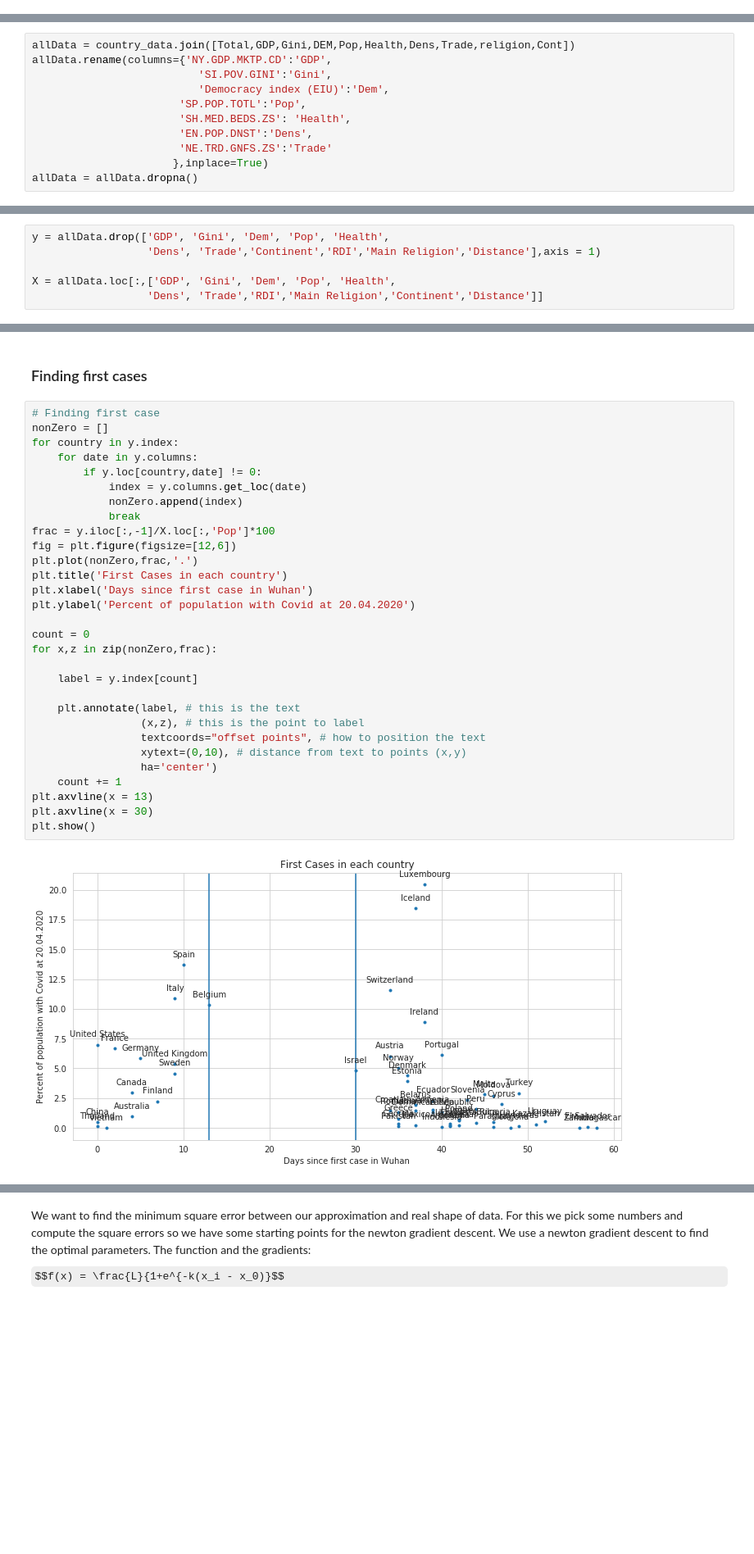
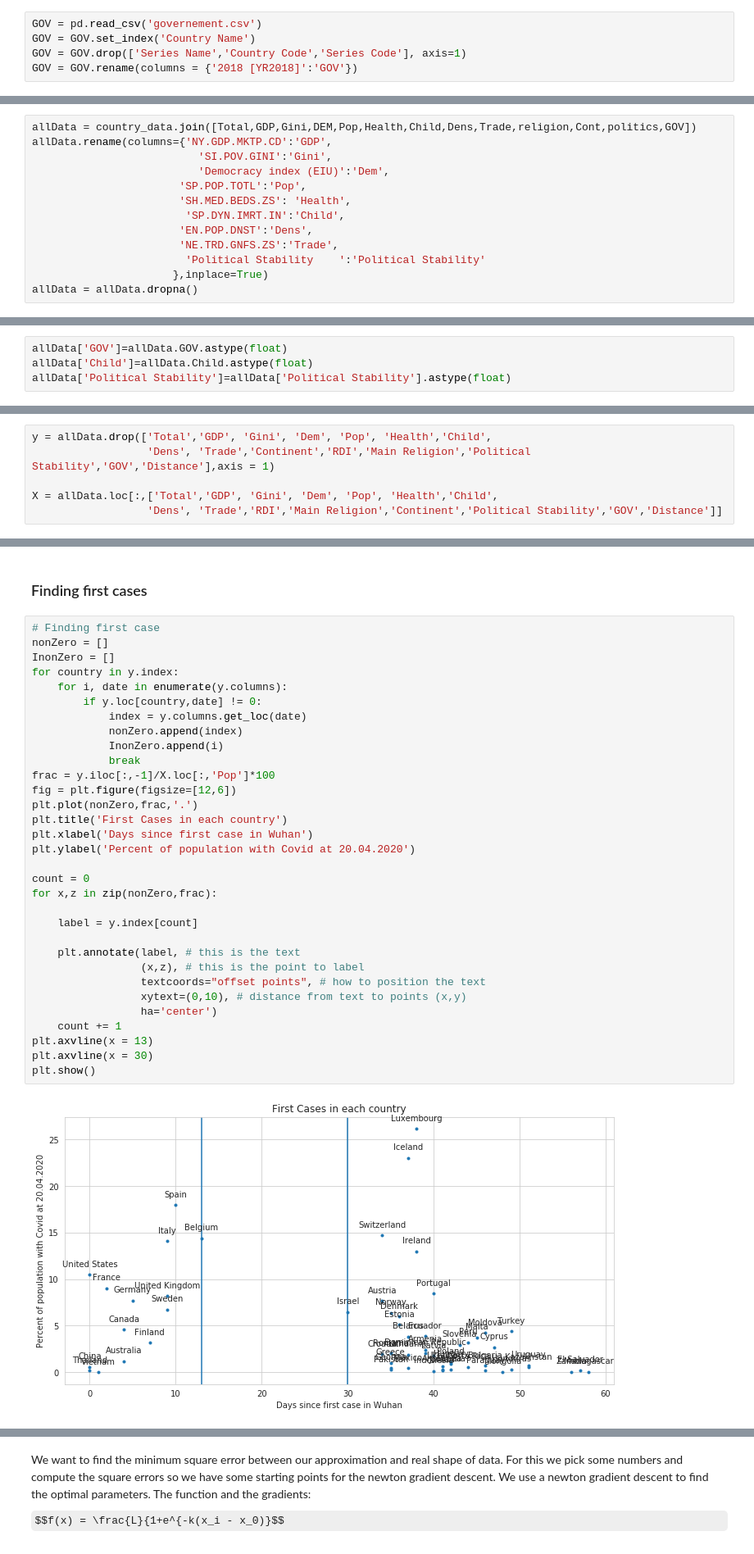
Before and after one commit to MasterFinHEC/ADA_Project, a Jupyter notebook: Covid_Analysis_Start.ipynb, the cells around one changed output, grey strips where cells are left out. Shown at 82% size. Drawn from its saved outputs; the diff is of its cells as text; some formulas as TeX source; blank space fills up the shorter version.

```diff
--- a/Covid_Analysis_Start.ipynb
+++ b/Covid_Analysis_Start.ipynb
@@ -105,3 +149,8 @@ RDI score, higher diversity
+# %%
+GOV = pd.read_csv('governement.csv')
+GOV = GOV.set_index('Country Name')
+GOV = GOV.drop(['Series Name','Country Code','Series Code'], axis=1)
+GOV = GOV.rename(columns = {'2018 [YR2018]':'GOV'})
 # %% [markdown]
 ### Downloaded Data
 # %%
@@ -120,14 +169,16 @@ Cont = Cont.rename(index={'US':'United States'})
 # %% [markdown]
 ### 4. Merge all data
 # %%
-allData = country_data.join([Total,GDP,Gini,DEM,Pop,Health,Dens,Trade,religion,Cont])
+allData = country_data.join([Total,GDP,Gini,DEM,Pop,Health,Child,Dens,Trade,religion,Cont,politics,GOV])
 allData.rename(columns={'NY.GDP.MKTP.CD':'GDP',
                           'SI.POV.GINI':'Gini',
                           'Democracy index (EIU)':'Dem',
                        'SP.POP.TOTL':'Pop',
                        'SH.MED.BEDS.ZS': 'Health',
+                        'SP.DYN.IMRT.IN':'Child',
                        'EN.POP.DNST':'Dens',
-                       'NE.TRD.GNFS.ZS':'Trade'
+                       'NE.TRD.GNFS.ZS':'Trade',
+                        'Political Stability	':'Political Stability'
                       },inplace=True)
 allData = allData.dropna()
 # %% [markdown]
@@ -484,3 +534,7 @@ plt.axis('equal')
 plt.show()
 # %% [output]
 [figure]
+# %%
+allData['GOV']=allData.GOV.astype(float)
+allData['Child']=allData.Child.astype(float)
+allData['Political Stability']=allData['Political Stability'].astype(float)
@@ -519,11 +585,11 @@ plot_scatter_size(allData, num_cols)
 # %% [markdown]
 ### Splitting the predictors and target
 # %%
-y = allData.drop(['GDP', 'Gini', 'Dem', 'Pop', 'Health',
-                  'Dens', 'Trade','Continent','RDI','Main Religion','Distance'],axis = 1)
+y = allData.drop(['Total','GDP', 'Gini', 'Dem', 'Pop', 'Health','Child',
+                  'Dens', 'Trade','Continent','RDI','Main Religion','Political Stability','GOV','Distance'],axis = 1)
 
-X = allData.loc[:,['GDP', 'Gini', 'Dem', 'Pop', 'Health',
-                  'Dens', 'Trade','RDI','Main Religion','Continent','Distance']]
+X = allData.loc[:,['Total','GDP', 'Gini', 'Dem', 'Pop', 'Health','Child',
+                  'Dens', 'Trade','RDI','Main Religion','Continent','Political Stability','GOV','Distance']]
 # %% [markdown]
 #### One hot encoder for religion and continent
 # %%
@@ -568,35 +634,37 @@ Data = pd.DataFrame(Features, index = countries, columns= ['Christian', 'Unaffil
 # %%
 # Finding first case
 nonZero = []
+InonZero = []
 for country in y.index:
-    for date in y.columns:
+    for i, date in enumerate(y.columns):
         if y.loc[country,date] != 0:
             index = y.columns.get_loc(date)
             nonZero.append(index)
+            InonZero.append(i)
             break
 frac = y.iloc[:,-1]/X.loc[:,'Pop']*100
 fig = plt.figure(figsize=[12,6])
 plt.plot(nonZero,frac,'.')
 plt.title('First Cases in each country')
 plt.xlabel('Days since first case in Wuhan')
 plt.ylabel('Percent of population with Covid at 20.04.2020')
 
 count = 0
 for x,z in zip(nonZero,frac):
 
     label = y.index[count]
 
     plt.annotate(label, # this is the text
                  (x,z), # this is the point to label
                  textcoords="offset points", # how to position the text
                  xytext=(0,10), # distance from text to points (x,y)
                  ha='center')
     count += 1
 plt.axvline(x = 13)
 plt.axvline(x = 30)
 plt.show()
 # %% [output]
-[figure, old version]
+[figure, new version]
 # %%
 # Finding first case
 nonZero = []
```
Also changed, not shown: parts of 48 cells of this notebook.
